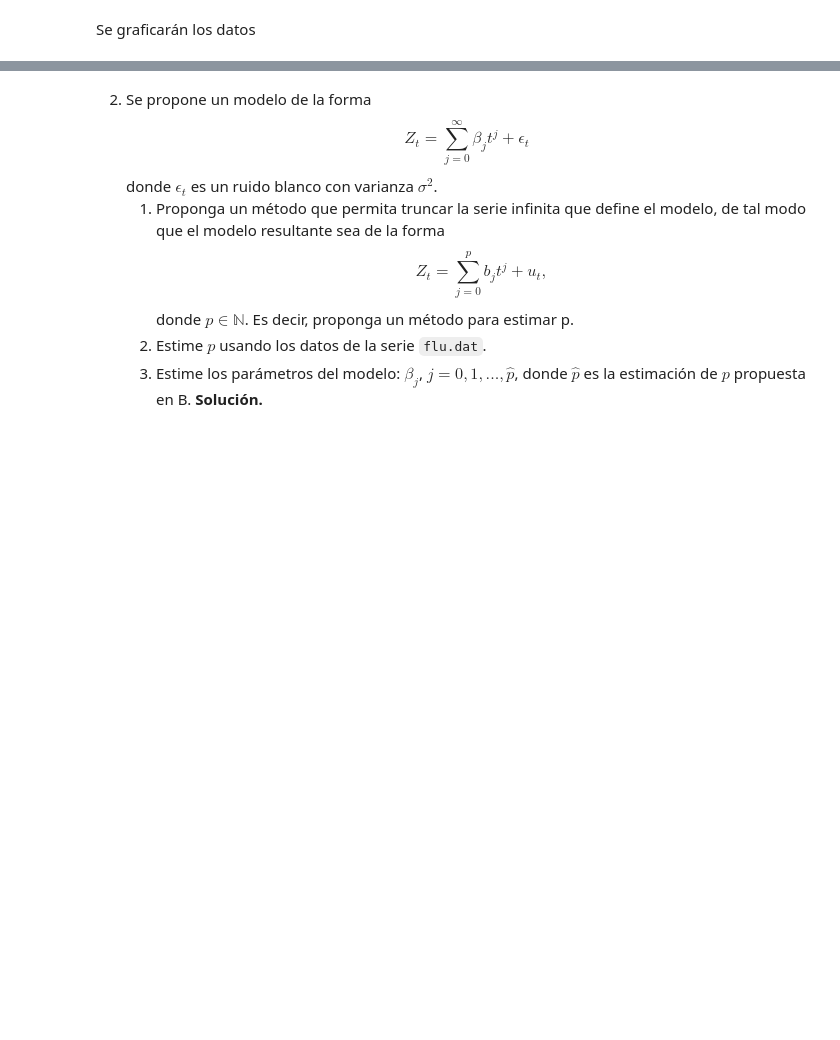
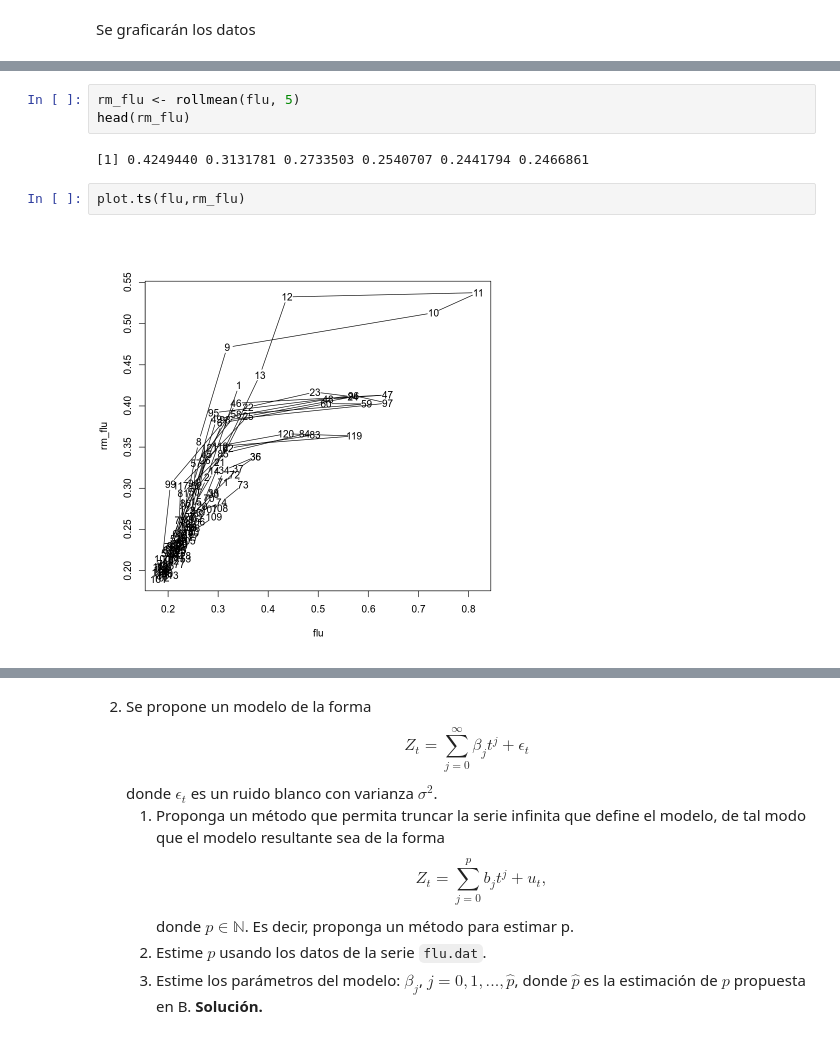
Before and after one commit to brunomb97/mat267-proyectos, a Jupyter notebook: proyecto01/proyecto01.ipynb, the cells around one changed output, grey strips where cells are left out. Saved outputs shown, nothing was run; the diff lists cells and outputs as text; blank space fills up the shorter version.

```diff
--- a/proyecto01/proyecto01.ipynb
+++ b/proyecto01/proyecto01.ipynb
@@ -35,0 +45,9 @@ legend("topright", c("Original", "BoxCox lambda=0", "BoxCox lambda=1/2"), lty =
+# %%
+rm_flu <- rollmean(flu, 5)
+head(rm_flu)
+# %% [output]
+[1] 0.4249440 0.3131781 0.2733503 0.2540707 0.2441794 0.2466861
+# %%
+plot.ts(flu,rm_flu)
+# %% [output]
+[figure, added]
```
Also changed, not shown: parts of 29 cells of this notebook.
